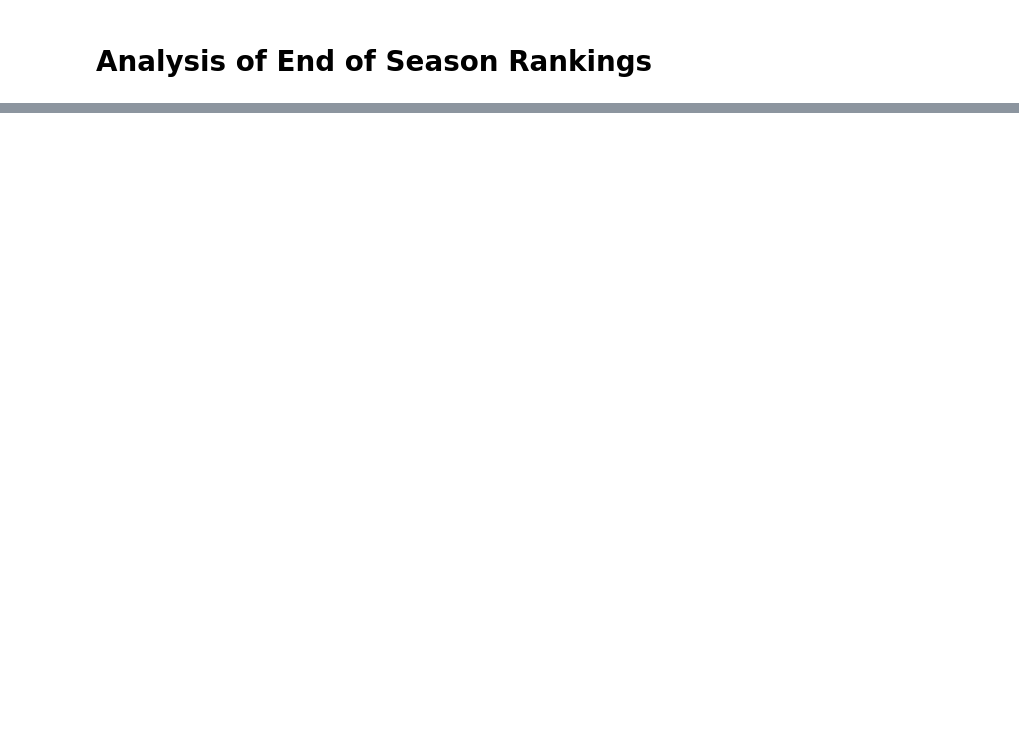
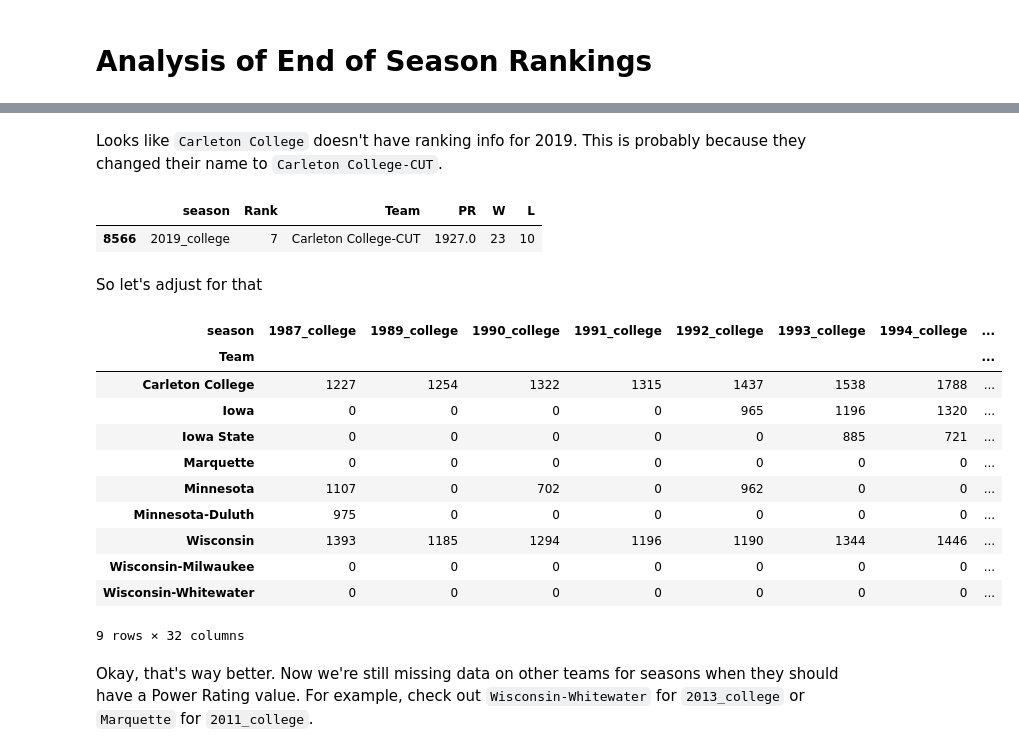
Before and after one commit to peterdobbs77/statistical_simulation, a Jupyter notebook: USAU_final_rankings.ipynb, the cells around one changed output, grey strips where cells are left out. Saved outputs shown, nothing was run; the diff lists cells and outputs as text; code cells hidden in the pictures; blank space fills up the shorter version.

```diff
--- a/USAU_final_rankings.ipynb
+++ b/USAU_final_rankings.ipynb
@@ -67,0 +81,28 @@ pd.pivot_table(marq,index='Team',columns='season',values='PR',fill_value=0)
+# %% [markdown]
+Looks like `Carleton College` doesn't have ranking info for 2019. This is probably because they changed their name to `Carleton College-CUT`.
+# %%
+df[df['Team']=='Carleton College-CUT']
+# %% [output]
+|  | season | Rank | Team | PR | W | L |
+| 8566 | 2019_college | 7 | Carleton College-CUT | 1927.0 | 23 | 10 |
+# %% [markdown]
+So let's adjust for that
+# %%
+df['Team'] = df['Team'].str.replace('Carleton College-CUT','Carleton College')
+nc_region = ['Carleton College','Iowa','Iowa State','Marquette','Minnesota','Minnesota-Duluth','Wisconsin','Wisconsin-Milwaukee','Wisconsin-Whitewater']
+pd.pivot_table(df[df['Team'].isin(nc_region)],index='Team',columns='season',values='PR',fill_value=0)
+# %% [output]
+| season | 1987_college | 1989_college | 1990_college | 1991_college | 1992_college | 1993_college | 1994_college | ... |
+| Team |  |  |  |  |  |  |  | ... |
+| Carleton College | 1227 | 1254 | 1322 | 1315 | 1437 | 1538 | 1788 | ... |
+| Iowa | 0 | 0 | 0 | 0 | 965 | 1196 | 1320 | ... |
+| Iowa State | 0 | 0 | 0 | 0 | 0 | 885 | 721 | ... |
+| Marquette | 0 | 0 | 0 | 0 | 0 | 0 | 0 | ... |
+| Minnesota | 1107 | 0 | 702 | 0 | 962 | 0 | 0 | ... |
+| Minnesota-Duluth | 975 | 0 | 0 | 0 | 0 | 0 | 0 | ... |
+| Wisconsin | 1393 | 1185 | 1294 | 1196 | 1190 | 1344 | 1446 | ... |
+| Wisconsin-Milwaukee | 0 | 0 | 0 | 0 | 0 | 0 | 0 | ... |
+| Wisconsin-Whitewater | 0 | 0 | 0 | 0 | 0 | 0 | 0 | ... |
+9 rows × 32 columns
+# %% [markdown]
+Okay, that's way better. Now we're still missing data on other teams for seasons when they should have a Power Rating value. For example, check out `Wisconsin-Whitewater` for `2013_college` or `Marquette` for `2011_college`.
```
Also changed, not shown: parts of 5 cells of this notebook.
